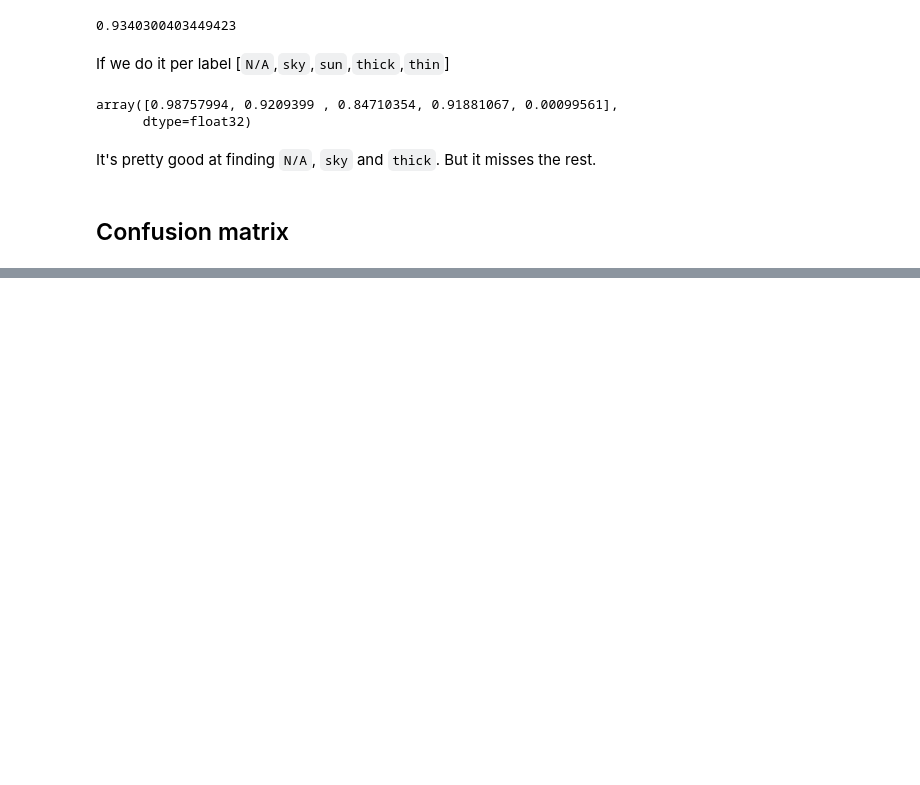
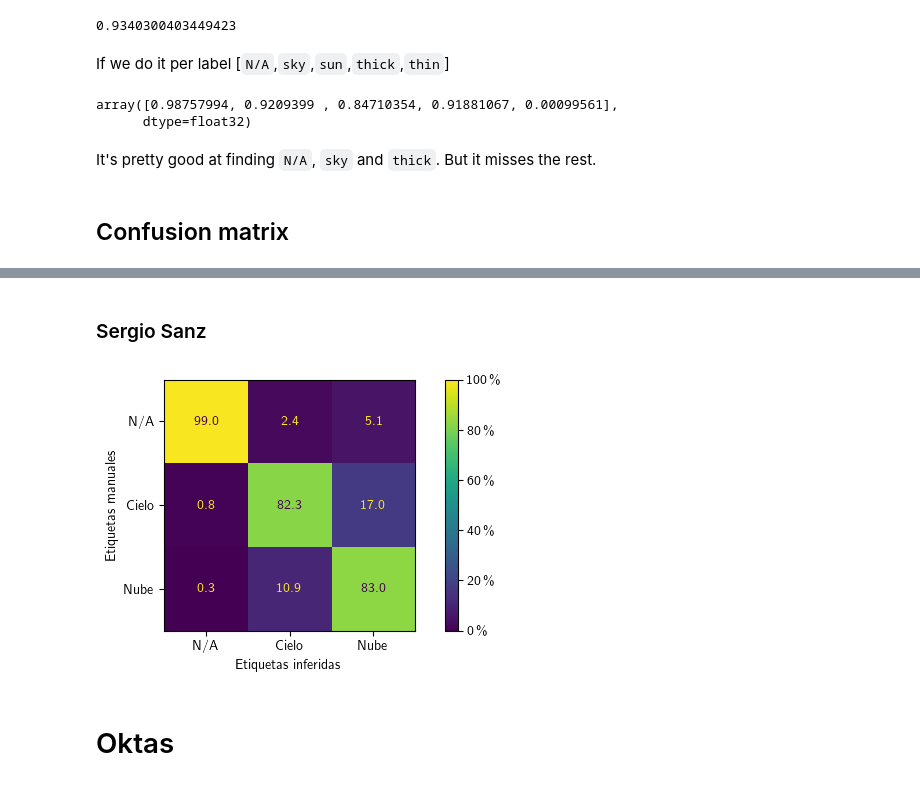
Before and after one commit to sergiogpajares/TFG-fis, a Jupyter notebook: metrics.ipynb, the cells around one changed output, grey strips where cells are left out. Saved outputs shown, nothing was run; the diff lists cells and outputs as text; code cells hidden in the pictures; blank space fills up the shorter version.

Commit message:
ADDED: CC in oktas

```diff
--- a/metrics.ipynb
+++ b/metrics.ipynb
@@ -125,0 +155,37 @@ plt.ylim(0,1)
+# %% [markdown]
+### Sergio Sanz
+# %%
+# Sergio Sanz
+ConfusionMatrixDisplay(
+    np.array([[99.0, 2.4, 5.1],
+              [  .8,82.3,17.0],
+              [  .3,10.9,83.0]]
+            )
+).plot(
+    values_format='.1f',
+    im_kw={
+        'vmax' :100,
+        'vmin' :  0,
+    }
+)
+
+plt.gcf().set_size_inches(6, 3, forward=True)
+
+ax = plt.gca()
+ax.set_xlabel('Etiquetas inferidas')
+ax.set_ylabel('Etiquetas manuales')
+ax.set_xticks(np.arange(3),['N/A','Cielo','Nube'])
+ax.set_yticks(np.arange(3),['N/A','Cielo','Nube'])
+
+cbar = ax.images[-1].colorbar
+cbar.set_ticks(
+    ticks = list(range(0,101,20)),
+    labels = [f"{percent} \%" for percent in range(0,101,20)],
+)
+
+plt.tight_layout(pad=.1)
+plt.savefig('graficosTFG/ConfusionMatrixSergioSanz.pdf')
+# %% [output]
+[figure, added]
+# %% [markdown]
+# Oktas
```
Also changed, not shown: parts of 37 cells of this notebook, 1 other file.
